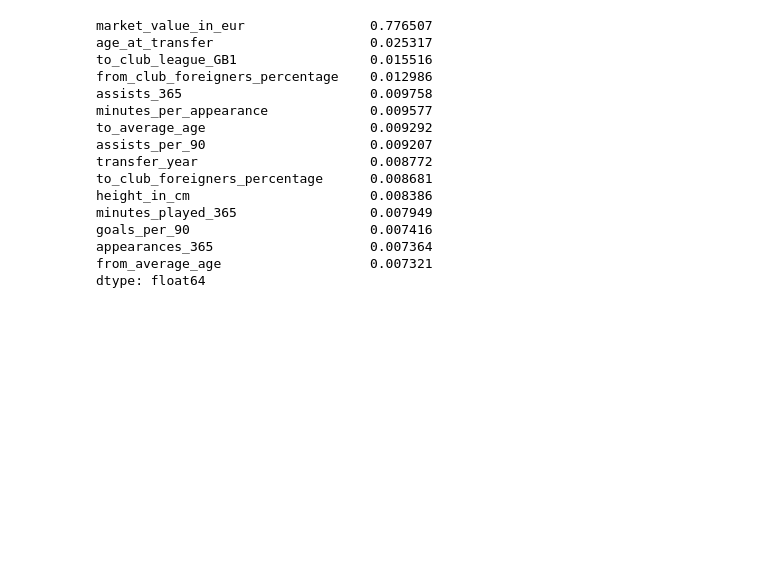
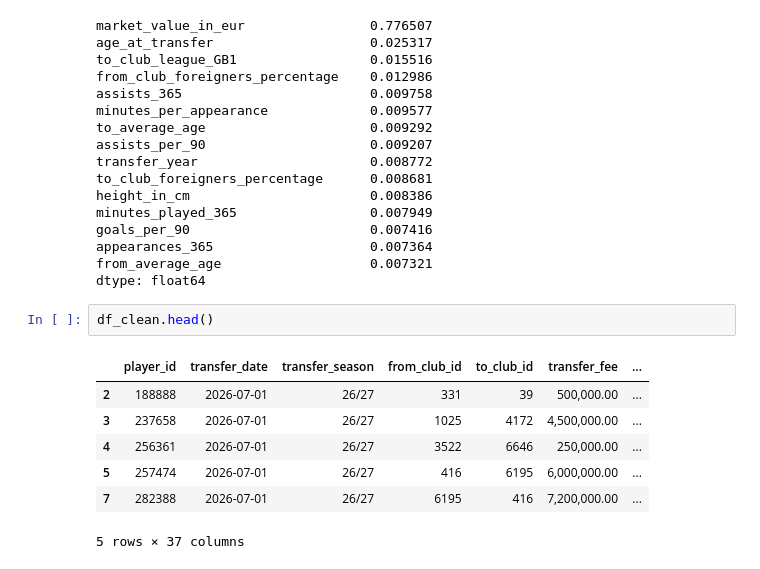
Before and after one commit to pyatnovov/football-transfer-fee-prediction, a Jupyter notebook: 01_data_preperation.ipynb, the cells around one changed output. Drawn from its saved outputs; the diff is of its cells as text; blank space fills up the shorter version.

```diff
--- a/01_data_preperation.ipynb
+++ b/01_data_preperation.ipynb
@@ -708,3 +711,13 @@ goals_per_90                       0.007416
 appearances_365                    0.007364
 from_average_age                   0.007321
 dtype: float64
+# %%
+df_clean.head()
+# %% [output]
+|  | player_id | transfer_date | transfer_season | from_club_id | to_club_id | transfer_fee | ... |
+| 2 | 188888 | 2026-07-01 | 26/27 | 331 | 39 | 500,000.00 | ... |
+| 3 | 237658 | 2026-07-01 | 26/27 | 1025 | 4172 | 4,500,000.00 | ... |
+| 4 | 256361 | 2026-07-01 | 26/27 | 3522 | 6646 | 250,000.00 | ... |
+| 5 | 257474 | 2026-07-01 | 26/27 | 416 | 6195 | 6,000,000.00 | ... |
+| 7 | 282388 | 2026-07-01 | 26/27 | 6195 | 416 | 7,200,000.00 | ... |
+5 rows × 37 columns
```
Also changed, not shown: parts of 4 cells of this notebook.
